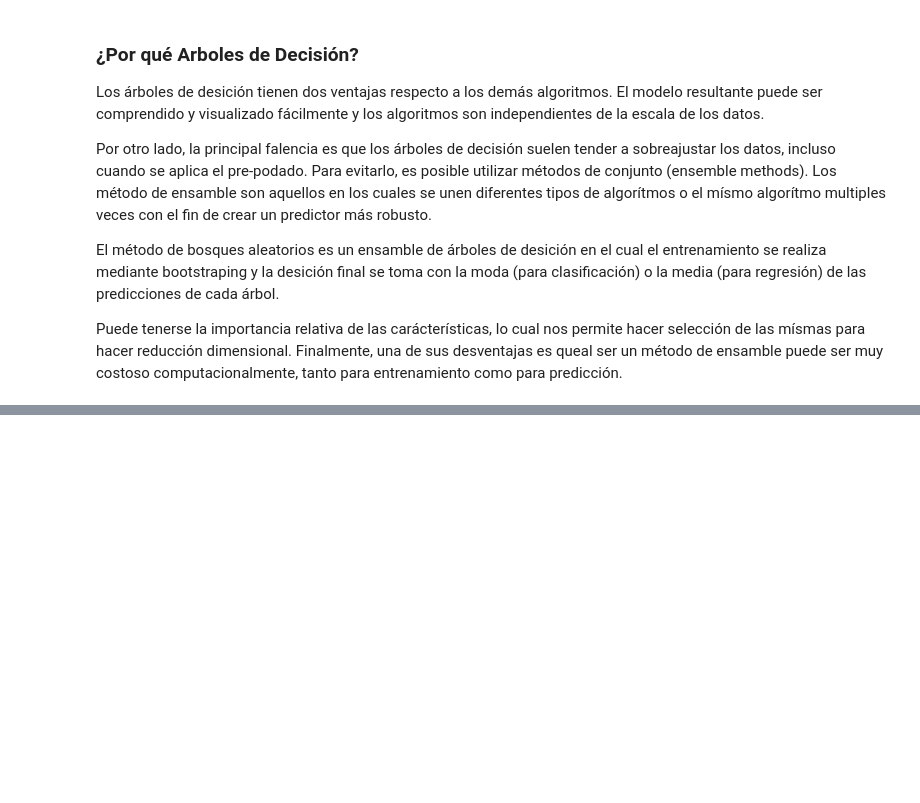
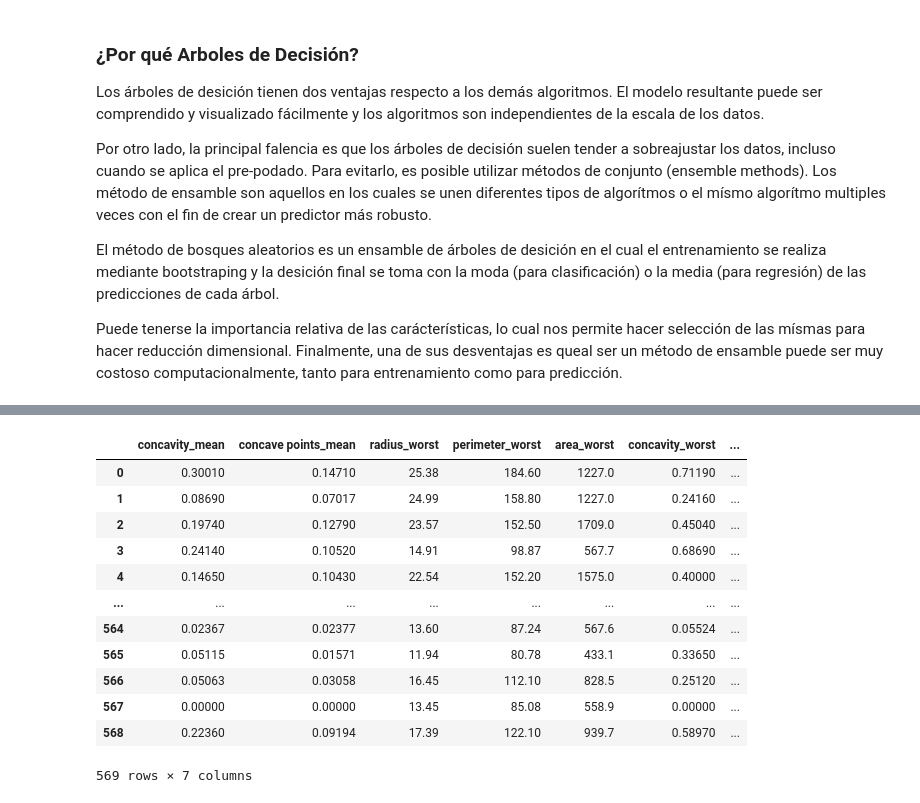
Before and after one commit to SebastianCarvalhoSalazar/prueba_tecnica_01, a Jupyter notebook: notebooks/main.ipynb, the cells around one changed output, grey strips where cells are left out. Cells and saved outputs as stored; diff of their text form; code cells hidden in the pictures; blank space fills up the shorter version.

```diff
--- a/notebooks/main.ipynb
+++ b/notebooks/main.ipynb
@@ -91,0 +92,16 @@ El **accuracy** mide que tan bien realiza la predicción correcta un clasificado
+# %%
+X
+# %% [output]
+|  | concavity_mean | concave points_mean | radius_worst | perimeter_worst | area_worst | concavity_worst | ... |
+| 0 | 0.30010 | 0.14710 | 25.38 | 184.60 | 1227.0 | 0.71190 | ... |
+| 1 | 0.08690 | 0.07017 | 24.99 | 158.80 | 1227.0 | 0.24160 | ... |
+| 2 | 0.19740 | 0.12790 | 23.57 | 152.50 | 1709.0 | 0.45040 | ... |
+| 3 | 0.24140 | 0.10520 | 14.91 | 98.87 | 567.7 | 0.68690 | ... |
+| 4 | 0.14650 | 0.10430 | 22.54 | 152.20 | 1575.0 | 0.40000 | ... |
+| ... | ... | ... | ... | ... | ... | ... | ... |
+| 564 | 0.02367 | 0.02377 | 13.60 | 87.24 | 567.6 | 0.05524 | ... |
+| 565 | 0.05115 | 0.01571 | 11.94 | 80.78 | 433.1 | 0.33650 | ... |
+| 566 | 0.05063 | 0.03058 | 16.45 | 112.10 | 828.5 | 0.25120 | ... |
+| 567 | 0.00000 | 0.00000 | 13.45 | 85.08 | 558.9 | 0.00000 | ... |
+| 568 | 0.22360 | 0.09194 | 17.39 | 122.10 | 939.7 | 0.58970 | ... |
+569 rows × 7 columns
```
Also changed, not shown: parts of 3 cells of this notebook, 1 other file.
